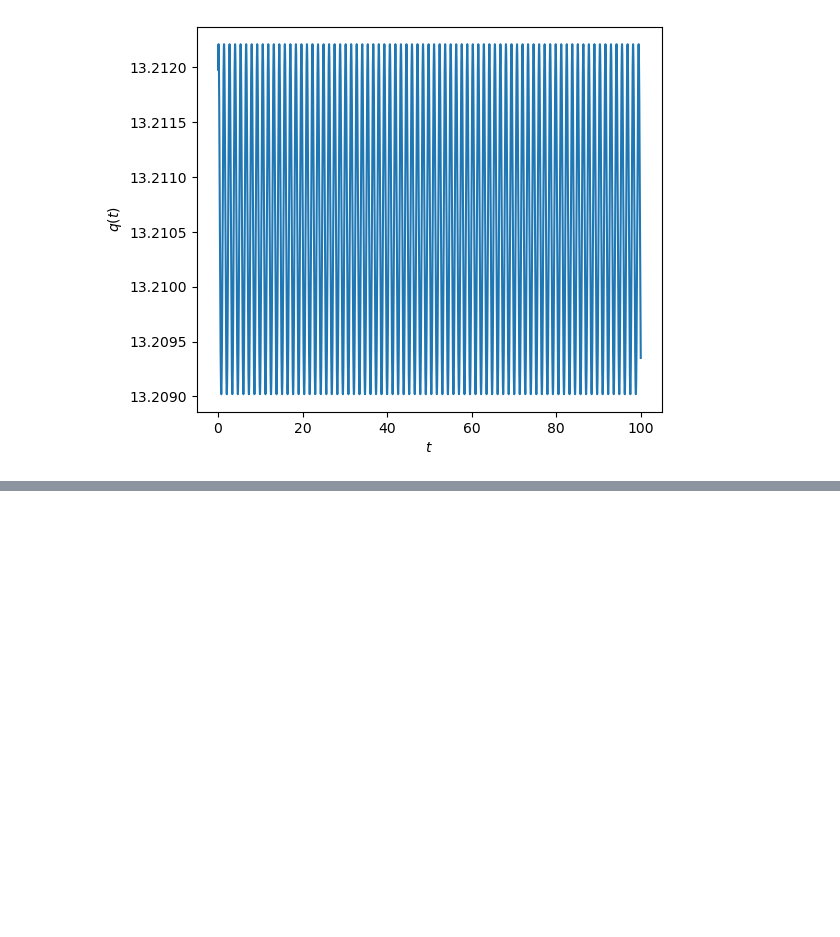
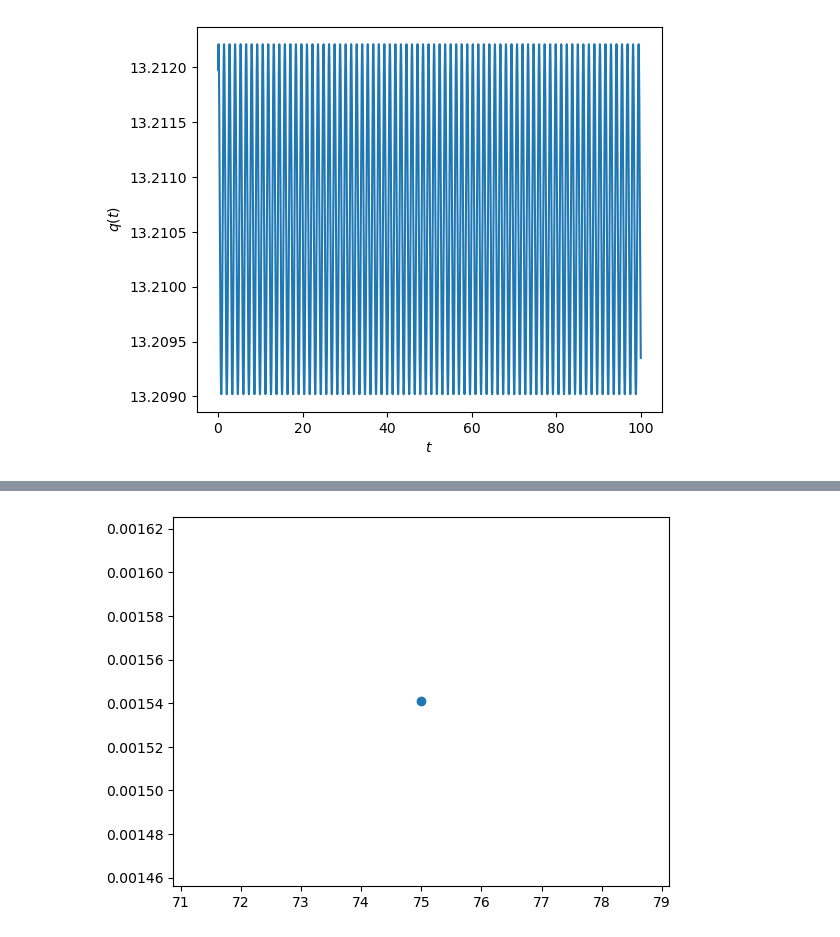
Before and after one commit to AedenLindelauf/Modelling-Week-Bosch, a Jupyter notebook: G.ipynb, the cells around one changed output, grey strips where cells are left out. Cells and saved outputs as stored; diff of their text form; code cells hidden in the pictures; blank space fills up the shorter version.

```diff
--- a/G.ipynb
+++ b/G.ipynb
@@ -156,0 +164,8 @@ plt.show()
+# %%
+index_max = np.argmax( np.abs(res[1:]) / N )
+f_max = tf[index_max]
+v_max = np.abs(res[index_max]) / N
+plt.scatter([f_max], [v_max])
+plt.show()
+# %% [output]
+[figure, added]
```
Also changed, not shown: parts of 5 cells of this notebook.
